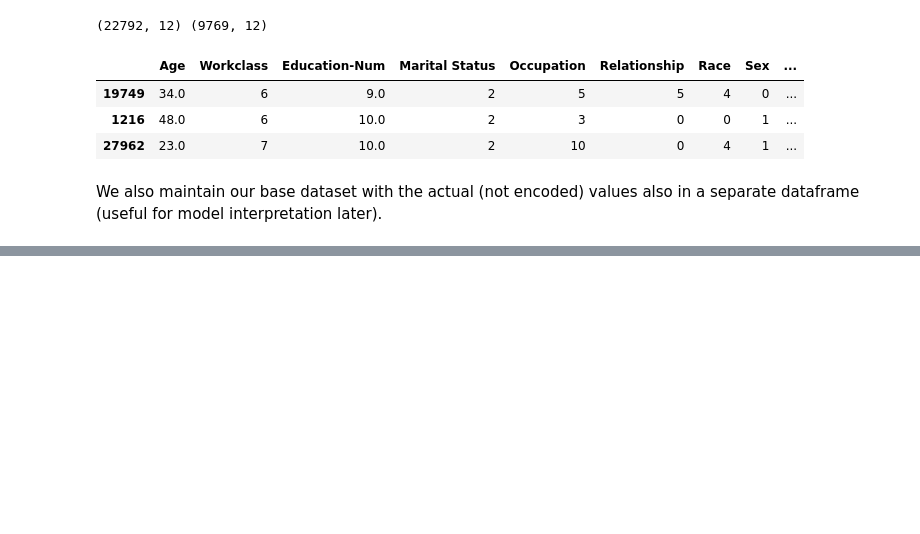
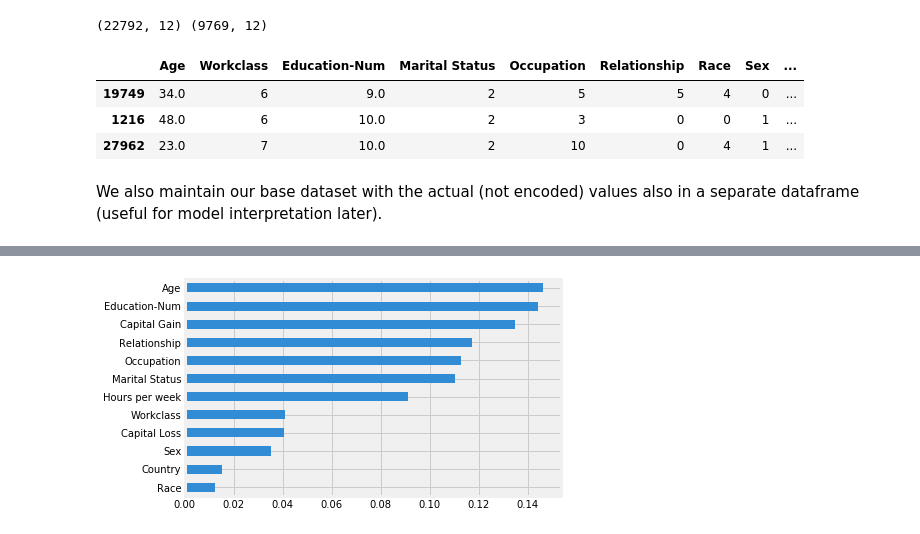
Before and after one commit to mtofighi/Machine-Learning-Model-Interpretation, a Jupyter notebook: MachineLearningModelInterpretation.ipynb, the cells around one changed output, grey strips where cells are left out. Saved outputs shown, nothing was run; the diff lists cells and outputs as text; code cells hidden in the pictures; blank space fills up the shorter version.

```diff
--- a/MachineLearningModelInterpretation.ipynb
+++ b/MachineLearningModelInterpretation.ipynb
@@ -310,0 +524,8 @@ X_train_disp.head(3)
+# %%
+from skater.core.explanations import Interpretation
+from skater.model import InMemoryModel
+
+interpreter = Interpretation(training_data=X_test, training_labels=y_test,
+                             feature_names=list(data.columns))
+im_model = InMemoryModel(xgc.predict_proba, examples=X_train,
+                         target_names=['$50K or less', 'More than $50K'])
@@ -310,0 +536,4 @@ X_train_disp.head(3)
+# %%
+plots = interpreter.feature_importance.plot_feature_importance(im_model, ascending=True,
+                                                               n_samples=23000)
+# %% [output]
@@ -310,0 +543 @@ X_train_disp.head(3)
+[figure, added]
```
Also changed, not shown: parts of 37 cells of this notebook.
